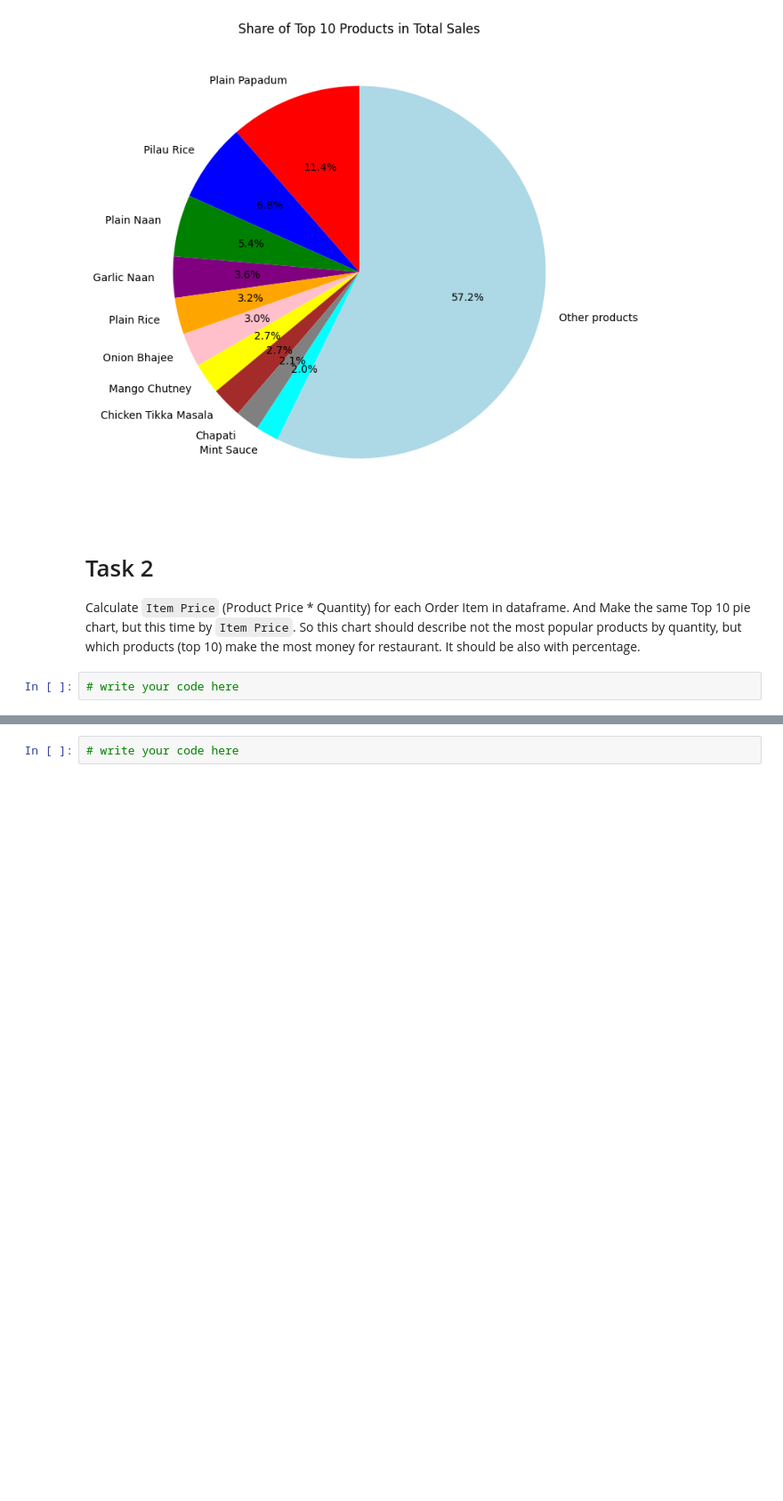
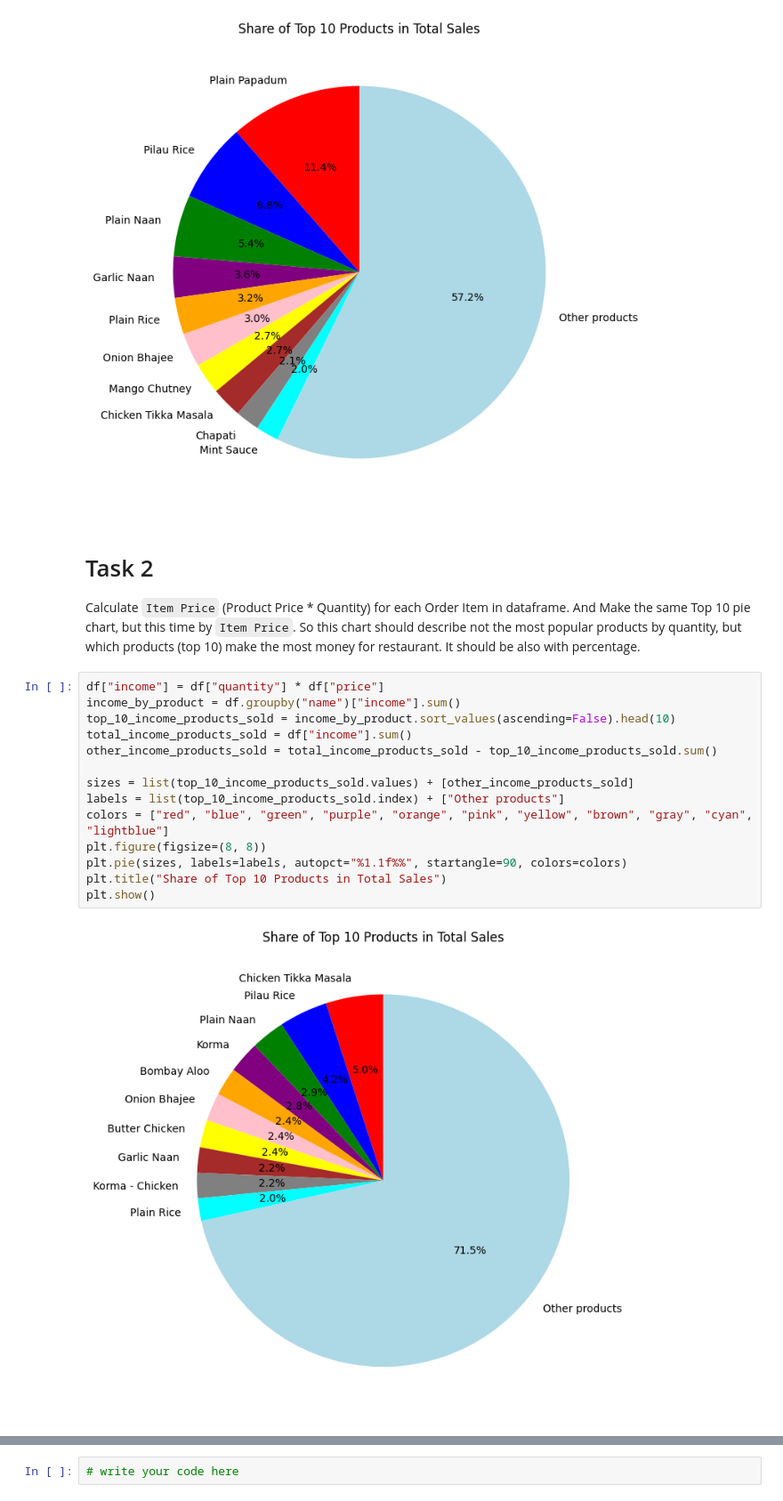
Before and after one commit to Anton-Konyk/py-restaurant-data-analysis, a Jupyter notebook: app/main.ipynb, the cells around one changed output, grey strips where cells are left out. Shown at 89% size. Cells and saved outputs as stored; diff of their text form; blank space fills up the shorter version.

```diff
--- a/app/main.ipynb
+++ b/app/main.ipynb
@@ -62,8 +62,22 @@ plt.show()
 # Task 2
 Calculate `Item Price` (Product Price * Quantity) for each Order Item in dataframe.
 And Make the same Top 10 pie chart, but this time by `Item Price`. So this chart should describe not the most popular products by quantity, but which products (top 10) make the most money for restaurant. It should be also with percentage.
-# %%
-# write your code here
+# %%
+df["income"] = df["quantity"] * df["price"]
+income_by_product = df.groupby("name")["income"].sum()
+top_10_income_products_sold = income_by_product.sort_values(ascending=False).head(10)
+total_income_products_sold = df["income"].sum()
+other_income_products_sold = total_income_products_sold - top_10_income_products_sold.sum()
+
+sizes = list(top_10_income_products_sold.values) + [other_income_products_sold]
+labels = list(top_10_income_products_sold.index) + ["Other products"]
+colors = ["red", "blue", "green", "purple", "orange", "pink", "yellow", "brown", "gray", "cyan", "lightblue"]
+plt.figure(figsize=(8, 8))
+plt.pie(sizes, labels=labels, autopct="%1.1f%%", startangle=90, colors=colors)
+plt.title("Share of Top 10 Products in Total Sales")
+plt.show()
+# %% [output]
+[figure, added]
 # %% [markdown]
 # Task 3
 Calculate `Order Hour` based on `Order Datetime`, which will tell about the specific our the order was created (from 0 to 23). Using `Order Hour` create a bar chart, which will tell the total restaurant income based on the hour order was created. So on x-axis - it will be values from 0 to 23 (hours), on y-axis - it will be the total sum of order prices, which were sold on that hour.
```
